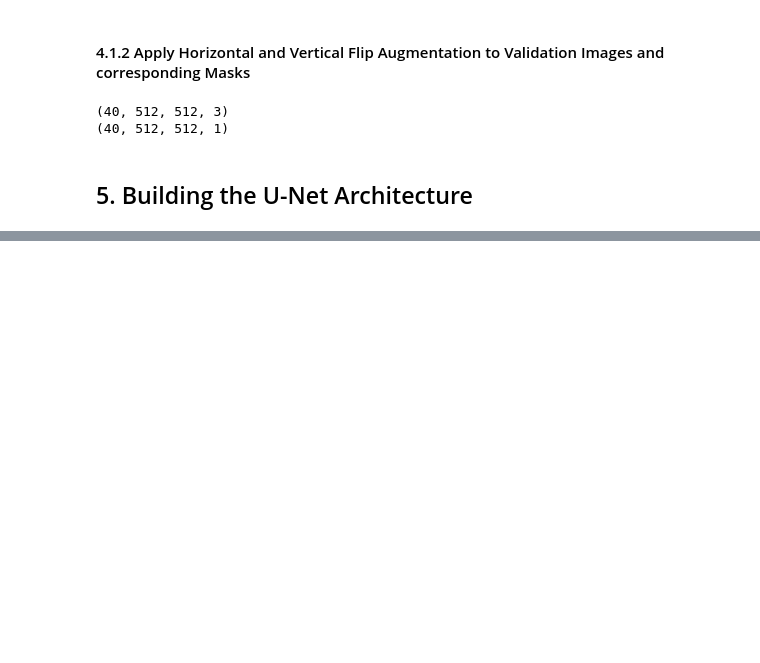
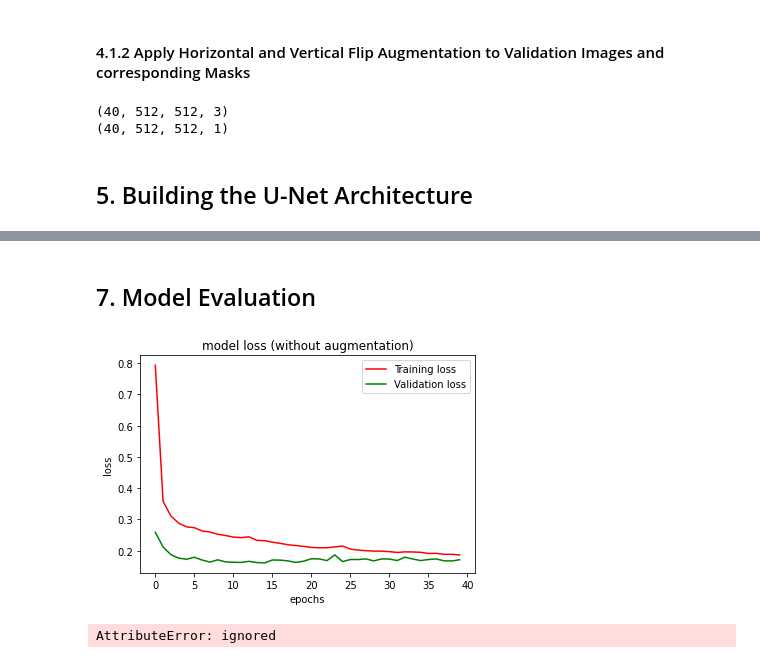
Before and after one commit to Sibusiso-Mgidi/buildings_segmentation, a Jupyter notebook: google_colab/buildings_segmentation .ipynb, the cells around one changed output, grey strips where cells are left out. Saved outputs shown, nothing was run; the diff lists cells and outputs as text; code cells hidden in the pictures; blank space fills up the shorter version.

Commit message:
trained the unet without augmentation

```diff
--- a/google_colab/buildings_segmentation.ipynb
+++ b/google_colab/buildings_segmentation .ipynb
@@ -548,3 +582,4 @@ learning_rate = 1e-3
 dropout_rate = 0.5
 batch_size = 6
 no_epochs = 100
+patience = 25
@@ -603,0 +641,26 @@ KeyboardInterrupt: ignored
+# %%
+# used to test the U-Net with and without augmentation
+data_aug = False
+# %%
+if not data_aug:
+    # set the start time
+    start = time.time()
+
+    # train the U-Net without augmentation
+    results = unet_model.fit(train_images, train_masks,
+                                batch_size = batch_size,
+                                epochs = no_epochs,
+                                validation_data = (val_images, val_masks),
+                                callbacks = model_callback)
+
+
+    print("Elapsed Time", round((time.time() - start)/60,1), "minutes")
+else:
+    start = time.time()
+    # train the U-Net with augmentation
+    aug_results = aug_unet_model.fit(train_images_aug, train_masks_aug,
+                                batch_size = batch_size,
+                                epochs = no_epochs,
+                                validation_data = (val_images_aug, val_masks_aug),
+                                callbacks = model_callback_aug)
+    print("Elapsed Time", round((time.time() - start)/60,1), "minutes")
@@ -603,0 +685,2 @@ KeyboardInterrupt: ignored
+# %% [markdown]
+## 7. Model Evaluation
@@ -603,0 +699,20 @@ KeyboardInterrupt: ignored
+# %%
+def display_model_loss(num_epochs, history, title = None):
+
+    loss = history.history['loss']
+    val_loss = history.history['val_loss']
+
+    epochs = range(num_epochs)
+
+    plt.figure()
+    plt.plot(epochs, loss, 'r',color = "red", label='Training loss')
+    plt.plot(epochs, val_loss, 'r',color = "green", label='Validation loss')
+    plt.title(title)
+    plt.xlabel('epochs')
+    plt.ylabel('loss')
+    plt.legend()
+    plt.show()
+# %%
+display_model_loss(40, results, "model loss (without augmentation)")
+# %% [output]
+[figure, added]
@@ -603,0 +737,23 @@ KeyboardInterrupt: ignored
+# %%
+no_aug_model = get_model_weights(model_weights)
+
+
+def do_predictions(train_imgs, val_imgs, model,test_imgs):
+
+    # do prediction on 70% of the dataset
+    preds_train = model.predict(train_images, verbose=1)
+
+    # the last 15% used as validation
+    preds_val = model.predict(val_images, verbose=1)
+
+    # prediction on 15% of the test dataset which was not used during training
+    preds_test = model.predict(test_images, verbose=1)
+
+    # threshold predictions
+    preds_train_t = (preds_train > 0.5).astype(np.uint8)
+    preds_val_t = (preds_val > 0.5).astype(np.uint8)
+    preds_test_t = (preds_test > 0.5).astype(np.uint8)
+
+    return preds_val_t, preds_test_t
+# %% [output]
+AttributeError: ignored
```
Also changed, not shown: parts of 24 cells of this notebook.
